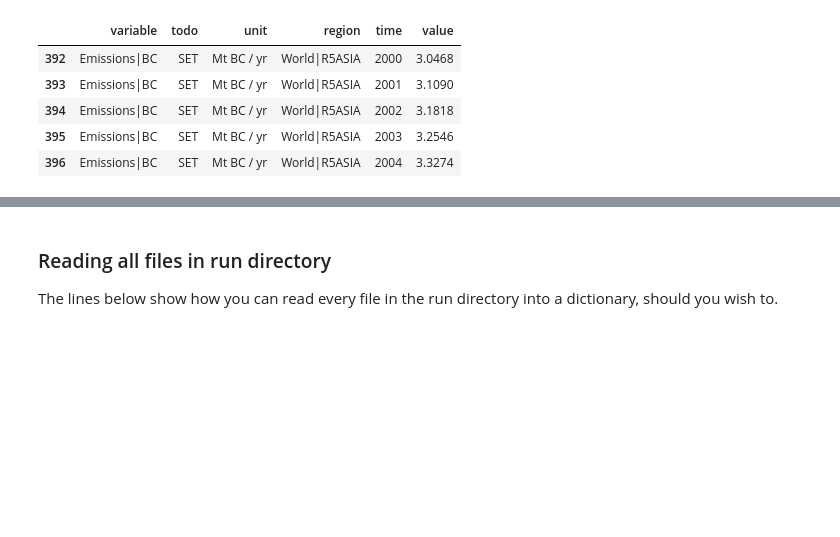
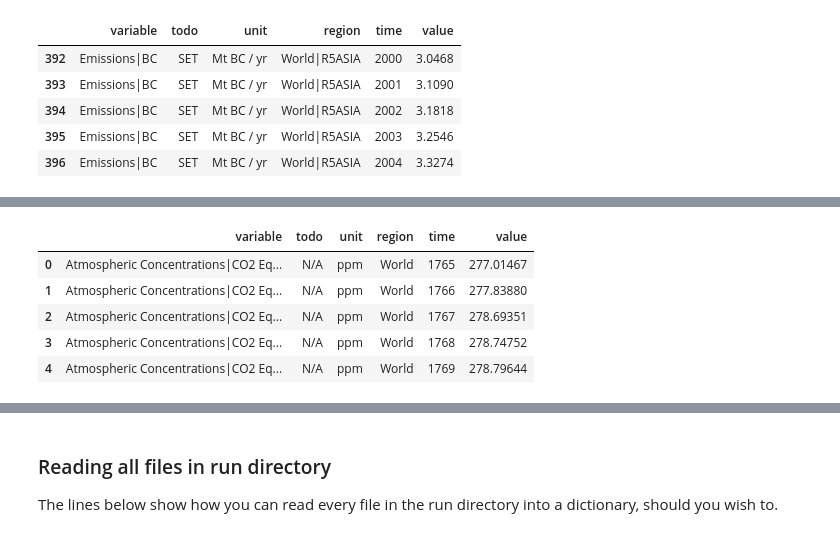
Before and after one commit to openscm/pymagicc, a Jupyter notebook: notebooks/Input-Examples.ipynb, the cells around one changed output, grey strips where cells are left out. Drawn from its saved outputs; the diff is of its cells as text; code cells hidden in the pictures; blank space fills up the shorter version.

```diff
--- a/notebooks/Input-Examples.ipynb
+++ b/notebooks/Input-Examples.ipynb
@@ -102,0 +138,10 @@ mdata.df[
+# %%
+mdata.read(join(TEST_DATA_DIR, "RCP3PD_MIDYEAR_CONCENTRATIONS.DAT"))
+mdata.df.head()
+# %% [output]
+|  | variable | todo | unit | region | time | value |
+| 0 | Atmospheric Concentrations|CO2 Eq... | N/A | ppm | World | 1765 | 277.01467 |
+| 1 | Atmospheric Concentrations|CO2 Eq... | N/A | ppm | World | 1766 | 277.83880 |
+| 2 | Atmospheric Concentrations|CO2 Eq... | N/A | ppm | World | 1767 | 278.69351 |
+| 3 | Atmospheric Concentrations|CO2 Eq... | N/A | ppm | World | 1768 | 278.74752 |
+| 4 | Atmospheric Concentrations|CO2 Eq... | N/A | ppm | World | 1769 | 278.79644 |
```
Also changed, not shown: parts of 8 cells of this notebook, 1 other file.
